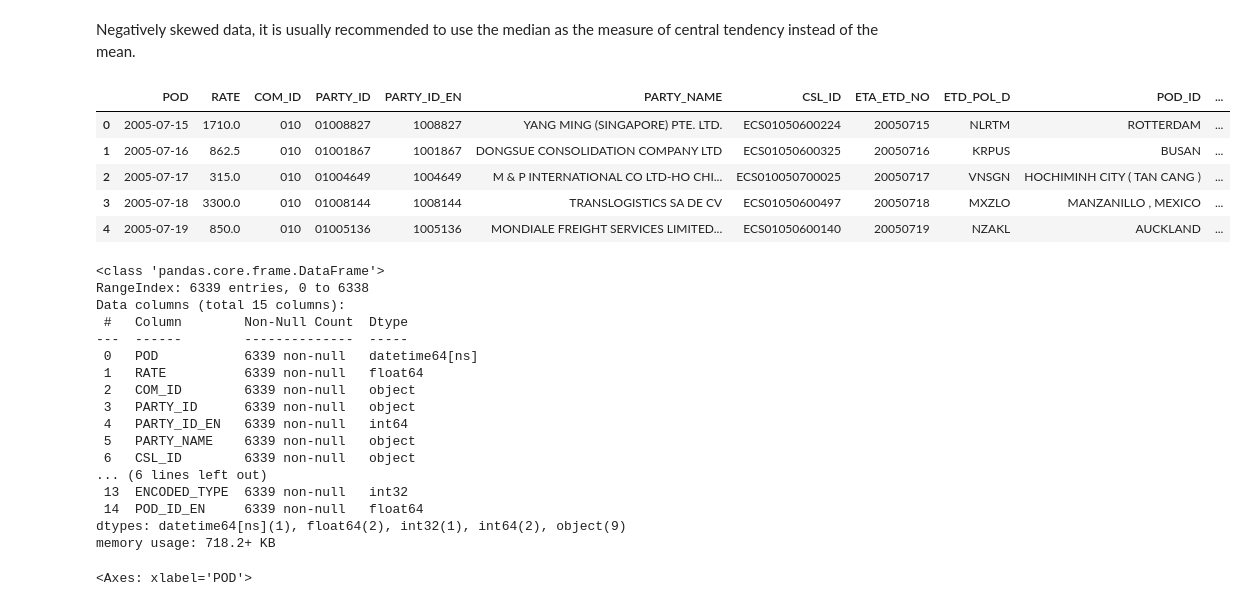
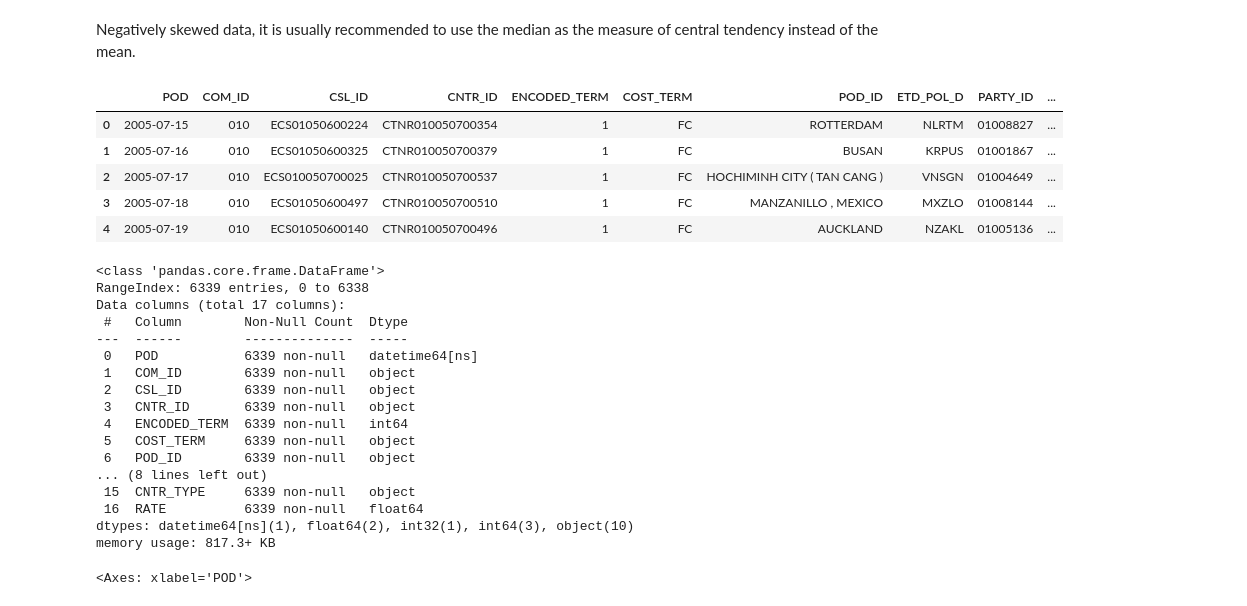
Before and after one commit to aloysiuswjw/Cost-Rate-Analysis, a Jupyter notebook: interpolate_FC.ipynb, the cells around one changed output. Cells and saved outputs as stored; diff of their text form; code cells hidden in the pictures.

```diff
--- a/interpolate_FC.ipynb
+++ b/interpolate_FC.ipynb
@@ -90,9 +90,9 @@ Index(['COM_ID', 'PARTY_ID', 'PARTY_ID_EN', 'PARTY_NAME', 'CSL_ID',
        'POD_ID_EN'],
       dtype='object')
 # %%
-sel_col = ['COM_ID', 'PARTY_ID', 'PARTY_ID_EN', 'PARTY_NAME', 'CSL_ID',
-       'ETA_ETD_NO', 'ETD_POL_D', 'POD_ID', 'POD', 'CNTR_ID', 'CNTR_SIZE',
-       'CNTR_TYPE', 'RATE', 'ENCODED_TYPE','POD_ID_EN']
+sel_col = ['COM_ID','CSL_ID', 'CNTR_ID','ENCODED_TERM','COST_TERM','POD_ID','ETD_POL_D','PARTY_ID',
+           'PARTY_ID_EN', 'PARTY_NAME','POD_ID_EN','ETA_ETD_NO','POD',
+           'CNTR_SIZE','ENCODED_TYPE','CNTR_TYPE','RATE']
 
 df_fc = df_clean[sel_col]
 df_fc.head()
@@ -244,50 +244,51 @@ plt.show()
 # %% [markdown]
 <p>Negatively skewed data, it is usually recommended to use the median as the measure of central tendency instead of the mean. </p>
 # %%
-aggregation = {'RATE': 'median',
-               'COM_ID': lambda x: x.iloc[0],
+aggregation = {'COM_ID': lambda x: x.iloc[0],
+               'CSL_ID': lambda x: x.iloc[0],
+               'CNTR_ID': lambda x: x.iloc[0],
+               'ENCODED_TERM': lambda x: x.iloc[0],
+               'COST_TERM': lambda x: x.iloc[0],
+               'POD_ID': lambda x: x.iloc[0],
+               'ETD_POL_D': lambda x: x.iloc[0],
                'PARTY_ID': lambda x: x.iloc[0],
                'PARTY_ID_EN': lambda x: x.iloc[0],
                'PARTY_NAME': lambda x: x.iloc[0],
-               'CSL_ID': lambda x: x.iloc[0],
-              'ETA_ETD_NO': lambda x: x.iloc[0],
-              'ETD_POL_D': lambda x: x.iloc[0],
-              'POD_ID': lambda x: x.iloc[0],
-              'CNTR_ID': lambda x: x.iloc[0],
-              'CNTR_SIZE': lambda x: x.iloc[0],
-              'CNTR_TYPE': lambda x: x.iloc[0],
-              'ENCODED_TYPE': lambda x: x.iloc[0],
-              'POD_ID_EN': lambda x: x.iloc[0]
-}
+               'POD_ID_EN': lambda x: x.iloc[0],
+               'ETA_ETD_NO': lambda x: x.iloc[0],
+               'CNTR_SIZE': lambda x: x.iloc[0],
+               'ENCODED_TYPE': lambda x: x.iloc[0],
+               'CNTR_TYPE': lambda x: x.iloc[0],
+               'RATE': 'median'}
 
 # perform the aggregation and reset the index
 df4 = df3.groupby('POD').agg(aggregation).reset_index()
 df4.head()
 df4.info()
 # %% [output]
-|  | POD | RATE | COM_ID | PARTY_ID | PARTY_ID_EN | PARTY_NAME | CSL_ID | ETA_ETD_NO | ETD_POL_D | POD_ID | ... |
-| 0 | 2005-07-15 | 1710.0 | 010 | 01008827 | 1008827 | YANG MING (SINGAPORE) PTE. LTD. | ECS01050600224 | 20050715 | NLRTM | ROTTERDAM | ... |
-| 1 | 2005-07-16 | 862.5 | 010 | 01001867 | 1001867 | DONGSUE CONSOLIDATION COMPANY LTD | ECS01050600325 | 20050716 | KRPUS | BUSAN | ... |
-| 2 | 2005-07-17 | 315.0 | 010 | 01004649 | 1004649 | M & P INTERNATIONAL CO LTD-HO CHI... | ECS010050700025 | 20050717 | VNSGN | HOCHIMINH CITY ( TAN CANG ) | ... |
-| 3 | 2005-07-18 | 3300.0 | 010 | 01008144 | 1008144 | TRANSLOGISTICS SA DE CV | ECS01050600497 | 20050718 | MXZLO | MANZANILLO , MEXICO | ... |
-| 4 | 2005-07-19 | 850.0 | 010 | 01005136 | 1005136 | MONDIALE FREIGHT SERVICES LIMITED... | ECS01050600140 | 20050719 | NZAKL | AUCKLAND | ... |
+|  | POD | COM_ID | CSL_ID | CNTR_ID | ENCODED_TERM | COST_TERM | POD_ID | ETD_POL_D | PARTY_ID | ... |
+| 0 | 2005-07-15 | 010 | ECS01050600224 | CTNR010050700354 | 1 | FC | ROTTERDAM | NLRTM | 01008827 | ... |
+| 1 | 2005-07-16 | 010 | ECS01050600325 | CTNR010050700379 | 1 | FC | BUSAN | KRPUS | 01001867 | ... |
+| 2 | 2005-07-17 | 010 | ECS010050700025 | CTNR010050700537 | 1 | FC | HOCHIMINH CITY ( TAN CANG ) | VNSGN | 01004649 | ... |
+| 3 | 2005-07-18 | 010 | ECS01050600497 | CTNR010050700510 | 1 | FC | MANZANILLO , MEXICO | MXZLO | 01008144 | ... |
+| 4 | 2005-07-19 | 010 | ECS01050600140 | CTNR010050700496 | 1 | FC | AUCKLAND | NZAKL | 01005136 | ... |
 <class 'pandas.core.frame.DataFrame'>
 RangeIndex: 6339 entries, 0 to 6338
-Data columns (total 15 columns):
+Data columns (total 17 columns):
  #   Column        Non-Null Count  Dtype
 ---  ------        --------------  -----
  0   POD           6339 non-null   datetime64[ns]
- 1   RATE          6339 non-null   float64
- 2   COM_ID        6339 non-null   object
- 3   PARTY_ID      6339 non-null   object
- 4   PARTY_ID_EN   6339 non-null   int64
- 5   PARTY_NAME    6339 non-null   object
- 6   CSL_ID        6339 non-null   object
-... (6 lines left out)
- 13  ENCODED_TYPE  6339 non-null   int32
- 14  POD_ID_EN     6339 non-null   float64
-dtypes: datetime64[ns](1), float64(2), int32(1), int64(2), object(9)
-memory usage: 718.2+ KB
+ 1   COM_ID        6339 non-null   object
+ 2   CSL_ID        6339 non-null   object
+ 3   CNTR_ID       6339 non-null   object
+ 4   ENCODED_TERM  6339 non-null   int64
+ 5   COST_TERM     6339 non-null   object
+ 6   POD_ID        6339 non-null   object
+... (8 lines left out)
+ 15  CNTR_TYPE     6339 non-null   object
+ 16  RATE          6339 non-null   float64
+dtypes: datetime64[ns](1), float64(2), int32(1), int64(3), object(10)
+memory usage: 817.3+ KB
 # %%
 df4.plot(x='POD', y='RATE')
 plt.show()
```
Also changed, not shown: parts of 9 cells of this notebook, 6 other files.
